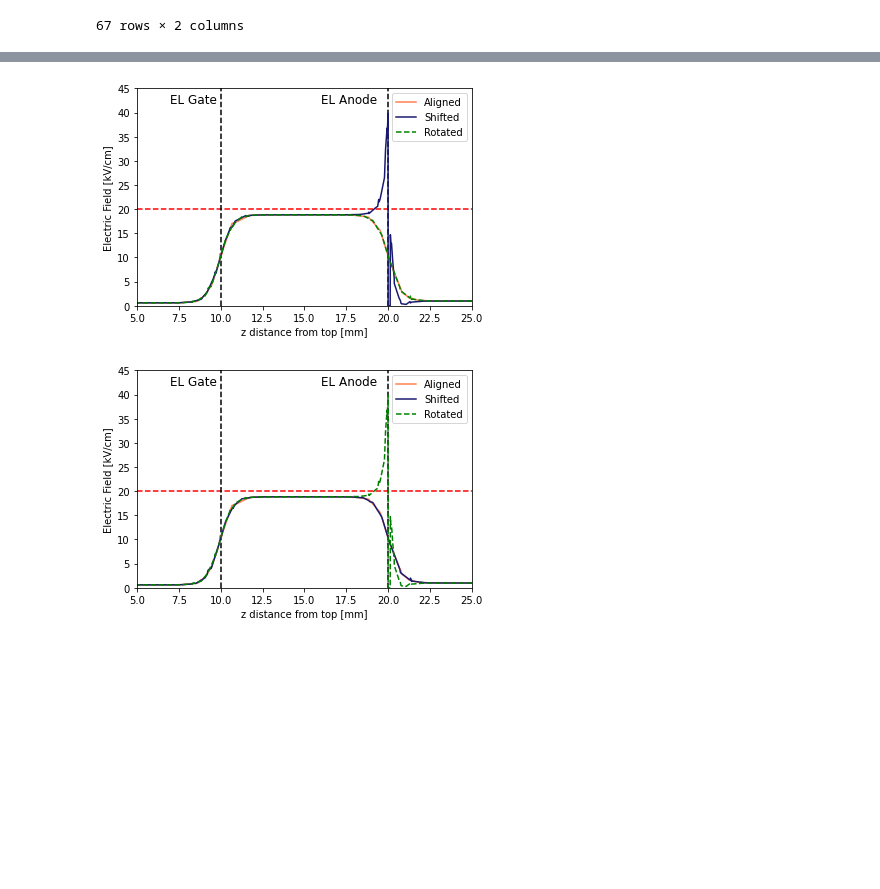
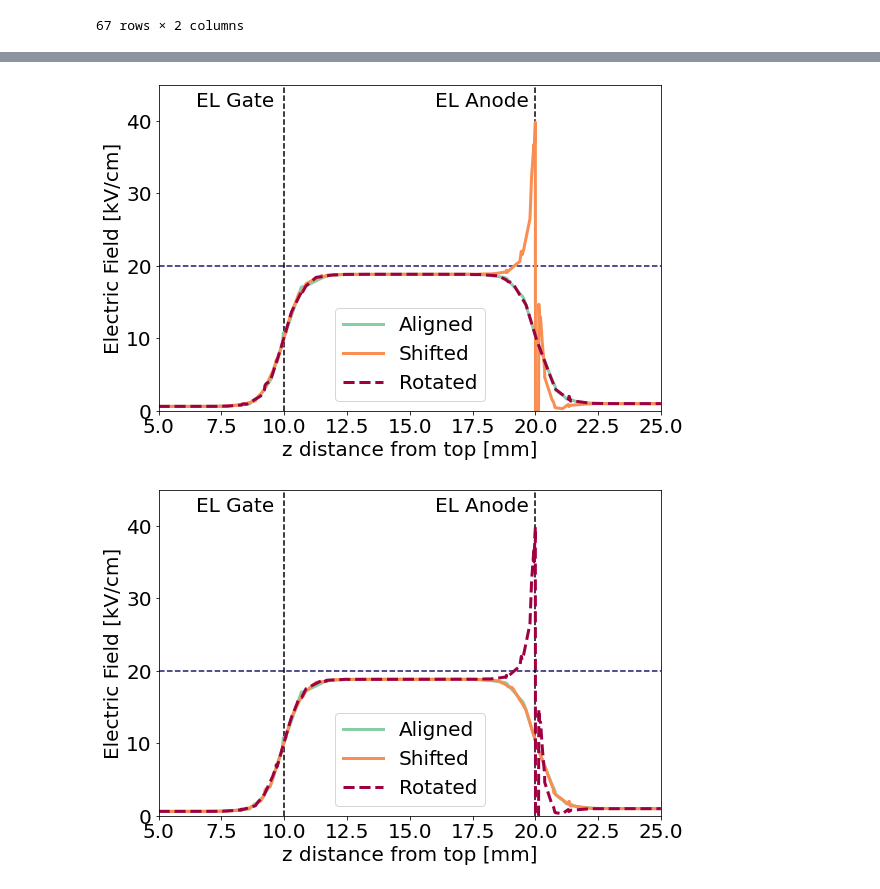
Before and after one commit to kvjmistry/GarfieldCode, a Jupyter notebook: Electroluminescence/notebooks/PlotElectricField.ipynb, the cells around one changed output, grey strips where cells are left out. Saved outputs shown, nothing was run; the diff lists cells and outputs as text; code cells hidden in the pictures; blank space fills up the shorter version.

```diff
--- a/Electroluminescence/notebooks/PlotElectricField.ipynb
+++ b/Electroluminescence/notebooks/PlotElectricField.ipynb
@@ -6,6 +6,7 @@ from matplotlib.cm import get_cmap
 %matplotlib inline
 # plt.rcParams['figure.dpi'] = 800
 # plt.rcParams['savefig.dpi'] = 900
+plt.rcParams.update({'font.size': 1})
 # %%
 
 E_10 = pd.read_csv(f"../Files/ElectricField/EField10mm.txt", delimiter = ",")
@@ -49,44 +66,49 @@ Ez_shift = pd.read_csv(f"../Files/ElectricField/Central_EField_Shifted.txt", del
 Ez_rotated = pd.read_csv(f"../Files/ElectricField/Central_EField_Rotated.txt", delimiter = ",")
 Ez_disk = pd.read_csv(f"../Files/ElectricField/Central_EField_Disk.txt", delimiter = ",")
 # %%
-plt.figure()
+plt.figure(figsize=(9,6))
 
-plt.axhline(y = 20, color = 'r', linestyle = '--')
+plt.axhline(y = 20, color = 'midnightblue', linestyle = '--')
 plt.axvline(x = 10, color = 'k', linestyle = '--')
 plt.axvline(x = 20, color = 'k', linestyle = '--')
-plt.plot(Ez_align["z"], Ez_align["E"]/1e3, label = "Aligned", color = 'coral')
-plt.plot(Ez_shift["z"], Ez_shift["E"]/1e3, label = "Shifted", color = 'midnightblue')
+plt.plot(Ez_align["z"], Ez_align["E"]/1e3, label = "Aligned", color=cmap(0.75), linewidth = 3)
+plt.plot(Ez_shift["z"], Ez_shift["E"]/1e3, label = "Shifted", color=cmap(0.25), linewidth = 3)
 # plt.plot(Ez_disk["z"], Ez_disk["E"], label = "Disk")
-plt.plot(Ez_rotated["z"], Ez_rotated["E"]/1e3, label = "Rotated",linestyle = '--', color = 'green')
-plt.text(7, 42, 'EL Gate', fontsize=12, color='black')
-plt.text(16, 42, 'EL Anode', fontsize=12, color='black')
-plt.legend()
+plt.plot(Ez_rotated["z"], Ez_rotated["E"]/1e3, label = "Rotated",linestyle = '--', color=cmap(0), linewidth = 3)
+plt.text(6.5, 42, 'EL Gate', fontsize=20, color='black')
+plt.text(16, 42, 'EL Anode', fontsize=20, color='black')
+plt.legend(fontsize=20)
 plt.xlim(5, 25)
 plt.ylim(0, 45)
-plt.xlabel("z distance from top [mm]")
-plt.ylabel("Electric Field [kV/cm]")
+plt.xlabel("z distance from top [mm]", fontsize=20)
+plt.ylabel("Electric Field [kV/cm]", fontsize=20)
+plt.tick_params(axis='both', labelsize=20)
+plt.tick_params(axis='both', labelsize=20)
+
 plt.savefig("../Plots/Zfield.pdf",facecolor='w', transparent=False)
 # %% [output]
-[figure, old version]
+[figure, new version]
 # %%
-plt.figure()
+plt.figure(figsize=(9,6))
 
-plt.axhline(y = 20, color = 'r', linestyle = '--')
+plt.axhline(y = 20, color = 'midnightblue', linestyle = '--')
 plt.axvline(x = 10, color = 'k', linestyle = '--')
 plt.axvline(x = 20, color = 'k', linestyle = '--')
-plt.plot(Ez_align["z"], Ez_align["E"]/1e3, label = "Aligned", color = 'coral')
+plt.plot(Ez_align["z"], Ez_align["E"]/1e3, label = "Aligned", color=cmap(0.75), linewidth = 3)
 
 # plt.plot(Ez_disk["z"], Ez_disk["E"], label = "Disk")
-plt.plot(Ez_rotated["z"], Ez_rotated["E"]/1e3, label = "Shifted", color = 'midnightblue')
-plt.plot(Ez_shift["z"], Ez_shift["E"]/1e3, label = "Rotated",linestyle = '--', color = 'green')
-plt.text(7, 42, 'EL Gate', fontsize=12, color='black')
-plt.text(16, 42, 'EL Anode', fontsize=12, color='black')
-plt.legend()
+plt.plot(Ez_rotated["z"], Ez_rotated["E"]/1e3, label = "Shifted", color=cmap(0.25), linewidth = 3)
+plt.plot(Ez_shift["z"], Ez_shift["E"]/1e3, label = "Rotated",linestyle = '--', color=cmap(0), linewidth = 3)
+plt.text(6.5, 42, 'EL Gate', fontsize=20, color='black')
+plt.text(16, 42, 'EL Anode', fontsize=20, color='black')
+plt.legend(fontsize=20)
 plt.xlim(5, 25)
 plt.ylim(0, 45)
-plt.xlabel("z distance from top [mm]")
-plt.ylabel("Electric Field [kV/cm]")
+plt.xlabel("z distance from top [mm]", fontsize=20)
+plt.ylabel("Electric Field [kV/cm]", fontsize=20)
+plt.tick_params(axis='both', labelsize=20)
+plt.tick_params(axis='both', labelsize=20)
 plt.savefig("../Plots/Zfield2.pdf",facecolor='w', transparent=False)
 # %% [output]
-[figure, old version]
+[figure, new version]
 # %%
```
Also changed, not shown: parts of 4 cells of this notebook, 3 other files.
